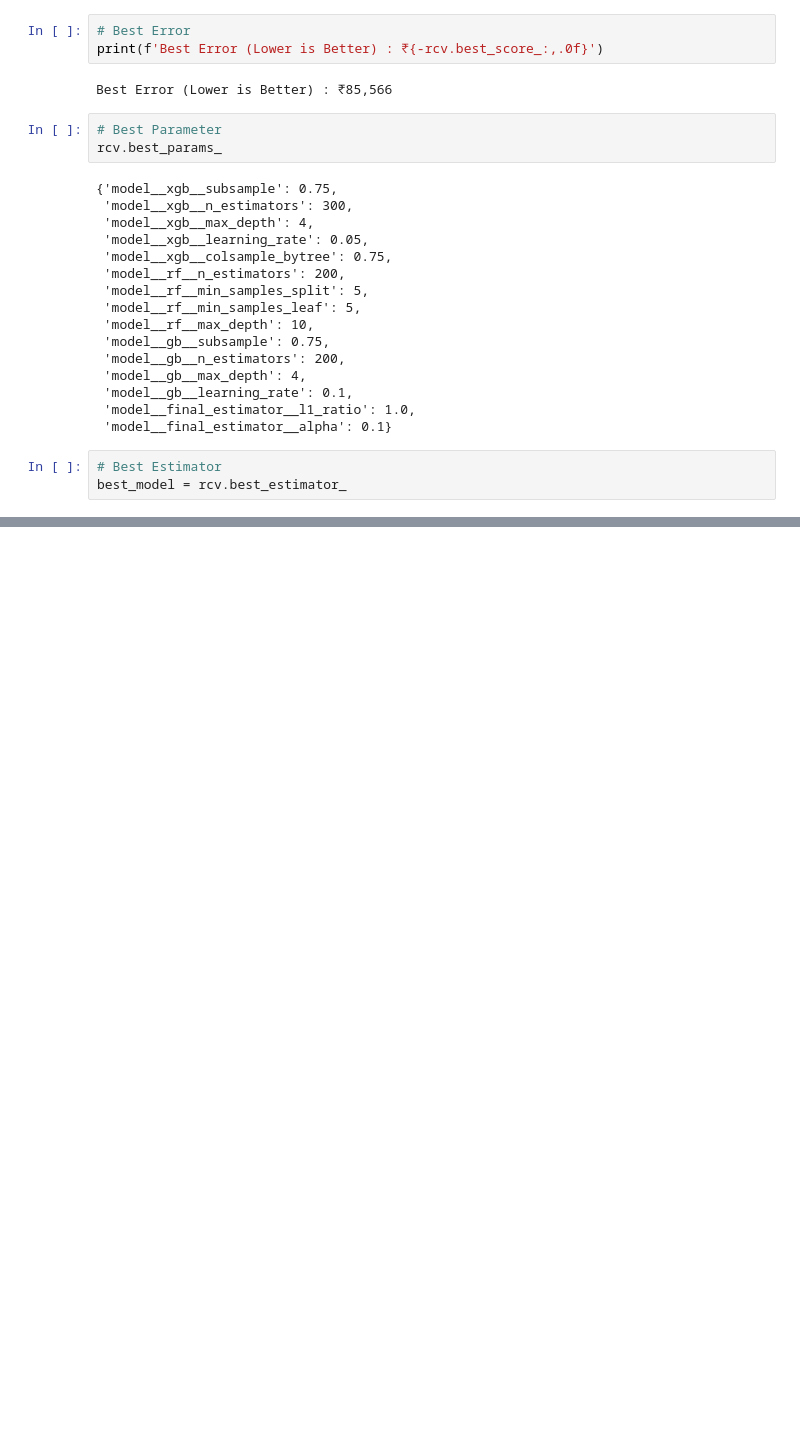
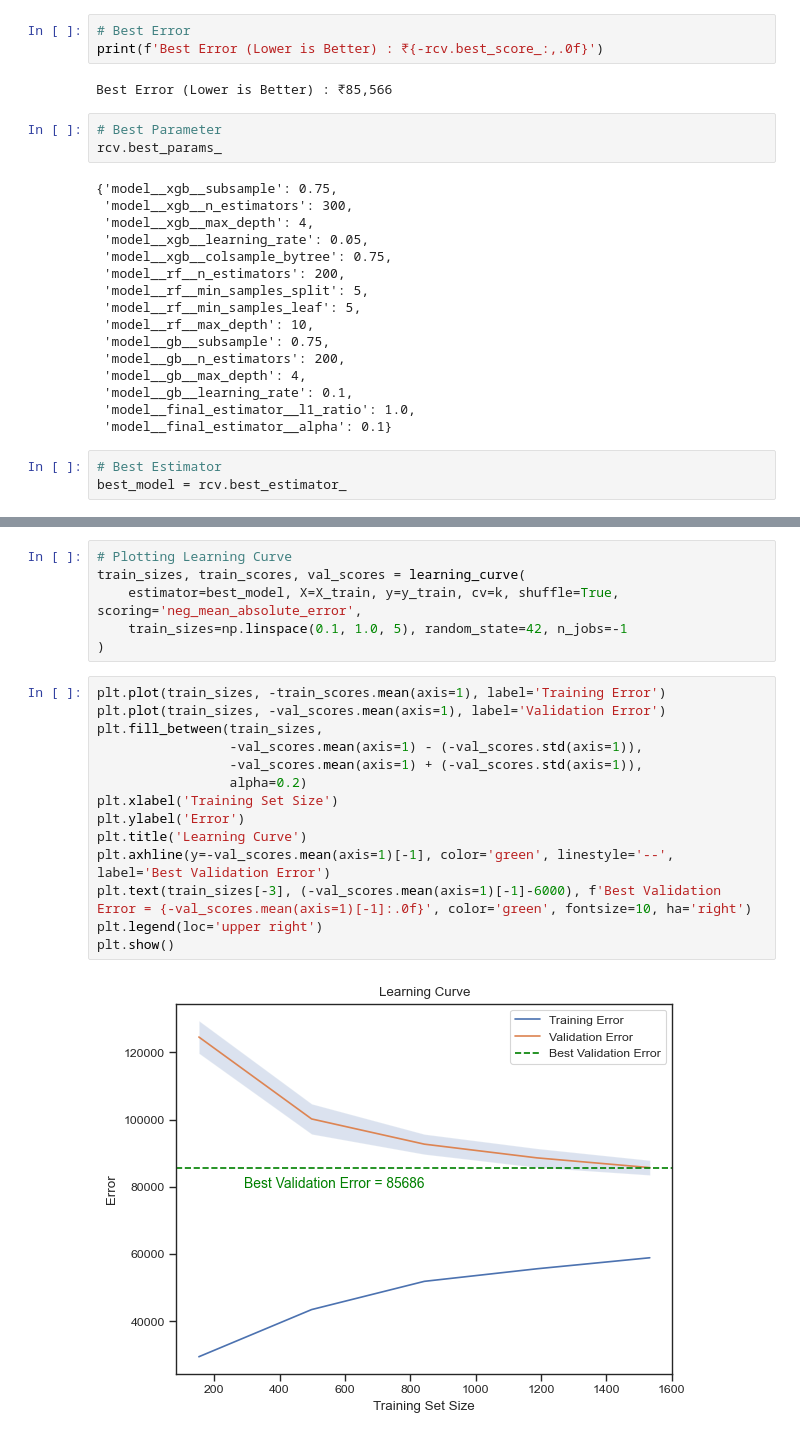
Before and after one commit to TheMrityunjayPathak/AutoIQ, a Jupyter notebook: notebooks/step_4_model_building.ipynb, the cells around one changed output, grey strips where cells are left out. Saved outputs shown, nothing was run; the diff lists cells and outputs as text; blank space fills up the shorter version.

```diff
--- a/notebooks/step_4_model_building.ipynb
+++ b/notebooks/step_4_model_building.ipynb
@@ -482,0 +577,22 @@ best_model = rcv.best_estimator_
+# %%
+# Plotting Learning Curve
+train_sizes, train_scores, val_scores = learning_curve(
+    estimator=best_model, X=X_train, y=y_train, cv=k, shuffle=True, scoring='neg_mean_absolute_error',
+    train_sizes=np.linspace(0.1, 1.0, 5), random_state=42, n_jobs=-1
+)
+# %%
+plt.plot(train_sizes, -train_scores.mean(axis=1), label='Training Error')
+plt.plot(train_sizes, -val_scores.mean(axis=1), label='Validation Error')
+plt.fill_between(train_sizes,
+                 -val_scores.mean(axis=1) - (-val_scores.std(axis=1)),
+                 -val_scores.mean(axis=1) + (-val_scores.std(axis=1)),
+                 alpha=0.2)
+plt.xlabel('Training Set Size')
+plt.ylabel('Error')
+plt.title('Learning Curve')
+plt.axhline(y=-val_scores.mean(axis=1)[-1], color='green', linestyle='--', label='Best Validation Error')
+plt.text(train_sizes[-3], (-val_scores.mean(axis=1)[-1]-6000), f'Best Validation Error = {-val_scores.mean(axis=1)[-1]:.0f}', color='green', fontsize=10, ha='right')
+plt.legend(loc='upper right')
+plt.show()
+# %% [output]
+[figure, added]
```
Also changed, not shown: parts of 11 cells of this notebook.
